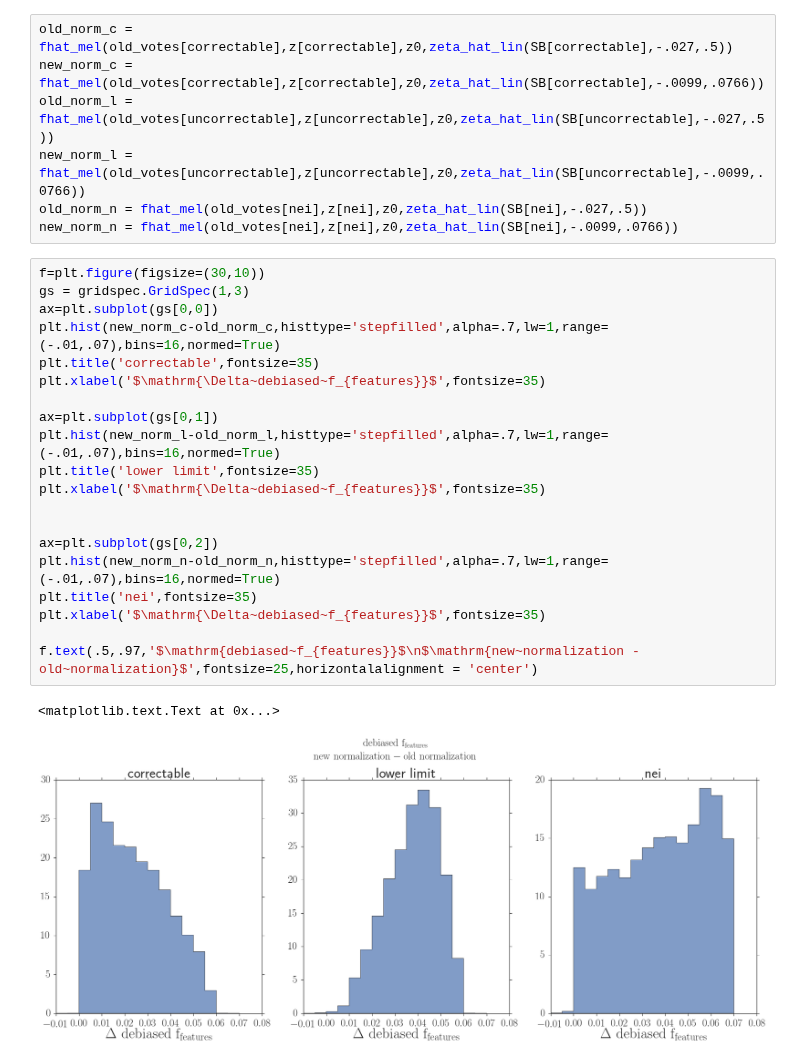
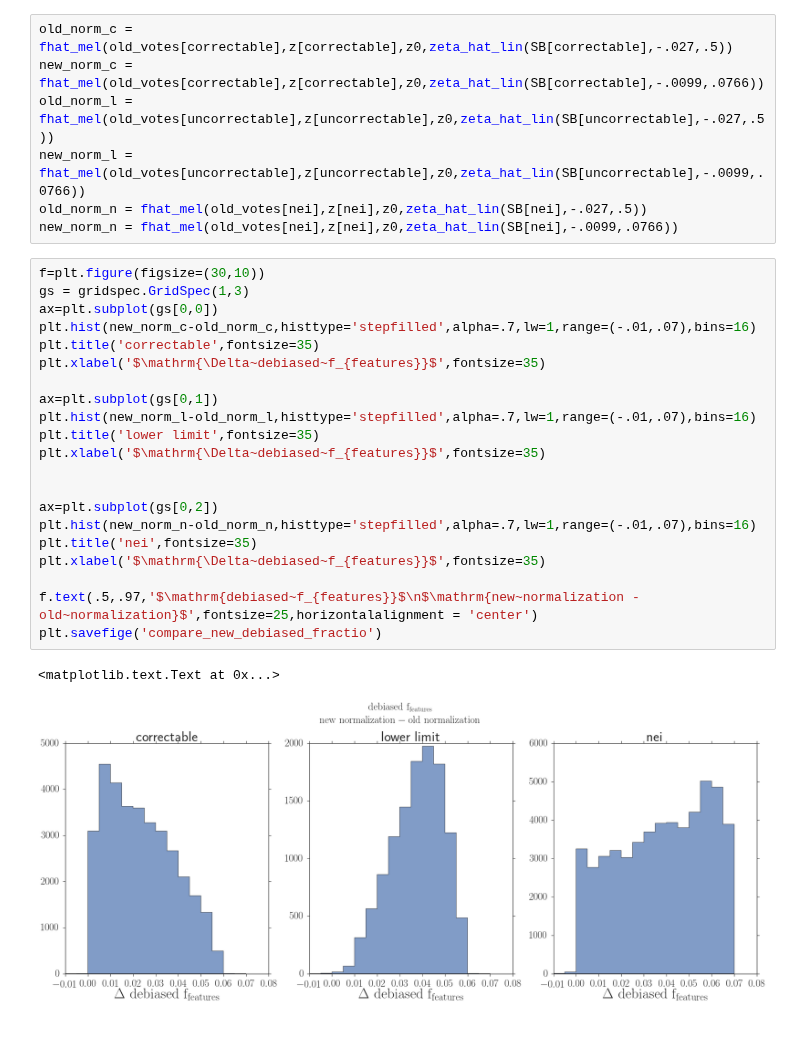
Before and after one commit to willettk/gzhubble, a Jupyter notebook: python/notebooks/evaluate_zeta.ipynb, the cells around one changed output. Drawn from its saved outputs; the diff is of its cells as text; blank space fills up the shorter version.

Commit message:
removing normalization from compare_new_debiased_fraction figure

```diff
--- a/python/notebooks/evaluate_zeta.ipynb
+++ b/python/notebooks/evaluate_zeta.ipynb
@@ -186,23 +186,24 @@ new_norm_n = fhat_mel(old_votes[nei],z[nei],z0,zeta_hat_lin(SB[nei],-.0099,.0766
 # %%
 f=plt.figure(figsize=(30,10))
 gs = gridspec.GridSpec(1,3)
 ax=plt.subplot(gs[0,0])
-plt.hist(new_norm_c-old_norm_c,histtype='stepfilled',alpha=.7,lw=1,range=(-.01,.07),bins=16,normed=True)
+plt.hist(new_norm_c-old_norm_c,histtype='stepfilled',alpha=.7,lw=1,range=(-.01,.07),bins=16)
 plt.title('correctable',fontsize=35)
 plt.xlabel('$\mathrm{\Delta~debiased~f_{features}}$',fontsize=35)
 
 ax=plt.subplot(gs[0,1])
-plt.hist(new_norm_l-old_norm_l,histtype='stepfilled',alpha=.7,lw=1,range=(-.01,.07),bins=16,normed=True)
+plt.hist(new_norm_l-old_norm_l,histtype='stepfilled',alpha=.7,lw=1,range=(-.01,.07),bins=16)
 plt.title('lower limit',fontsize=35)
 plt.xlabel('$\mathrm{\Delta~debiased~f_{features}}$',fontsize=35)
 
 
 ax=plt.subplot(gs[0,2])
-plt.hist(new_norm_n-old_norm_n,histtype='stepfilled',alpha=.7,lw=1,range=(-.01,.07),bins=16,normed=True)
+plt.hist(new_norm_n-old_norm_n,histtype='stepfilled',alpha=.7,lw=1,range=(-.01,.07),bins=16)
 plt.title('nei',fontsize=35)
 plt.xlabel('$\mathrm{\Delta~debiased~f_{features}}$',fontsize=35)
 
 f.text(.5,.97,'$\mathrm{debiased~f_{features}}$\n$\mathrm{new~normalization - old~normalization}$',fontsize=25,horizontalalignment = 'center')
+plt.savefige('compare_new_debiased_fractio')
 # %% [output]
 <matplotlib.text.Text at 0x...>
-[figure, old version]
+[figure, new version]
```
Also changed, not shown: 2 other files.
